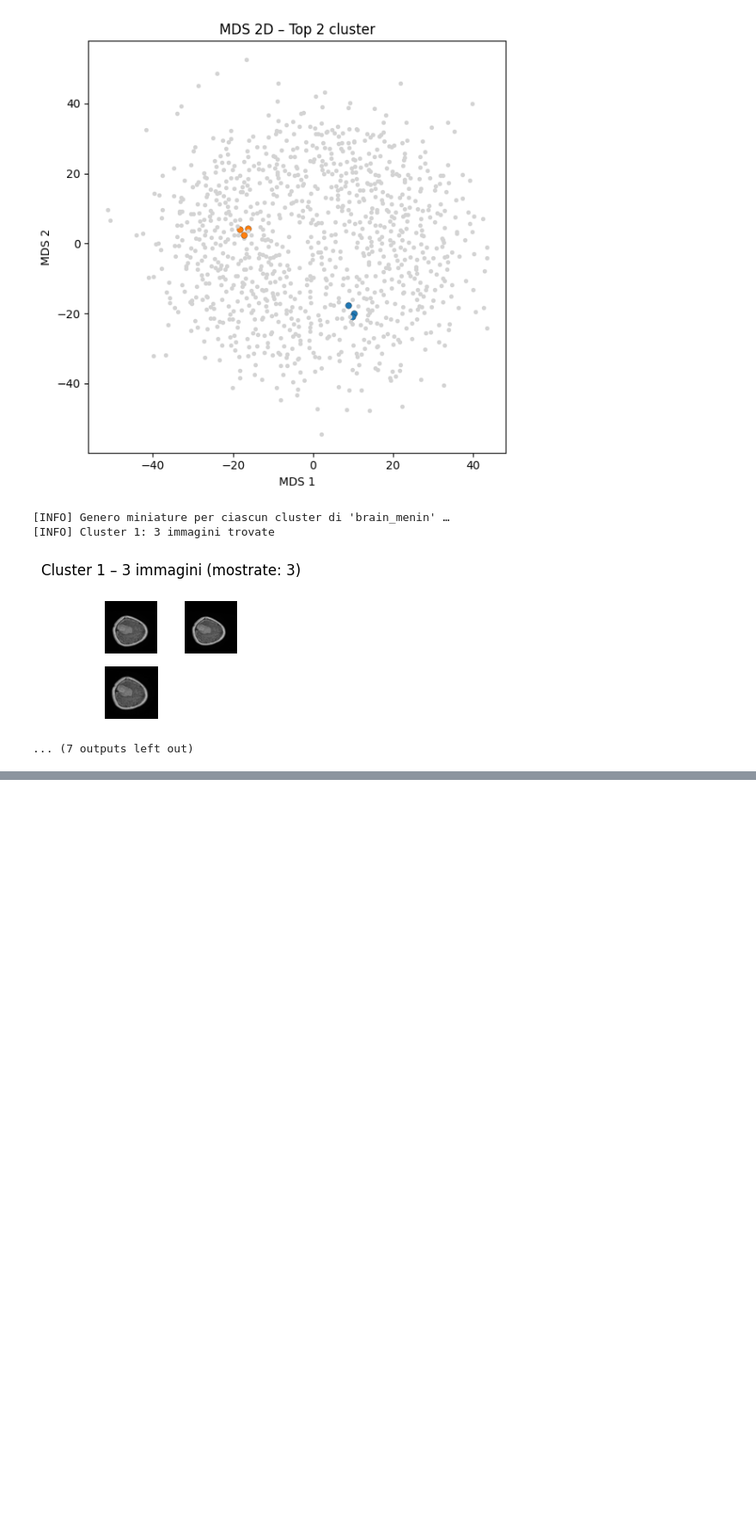
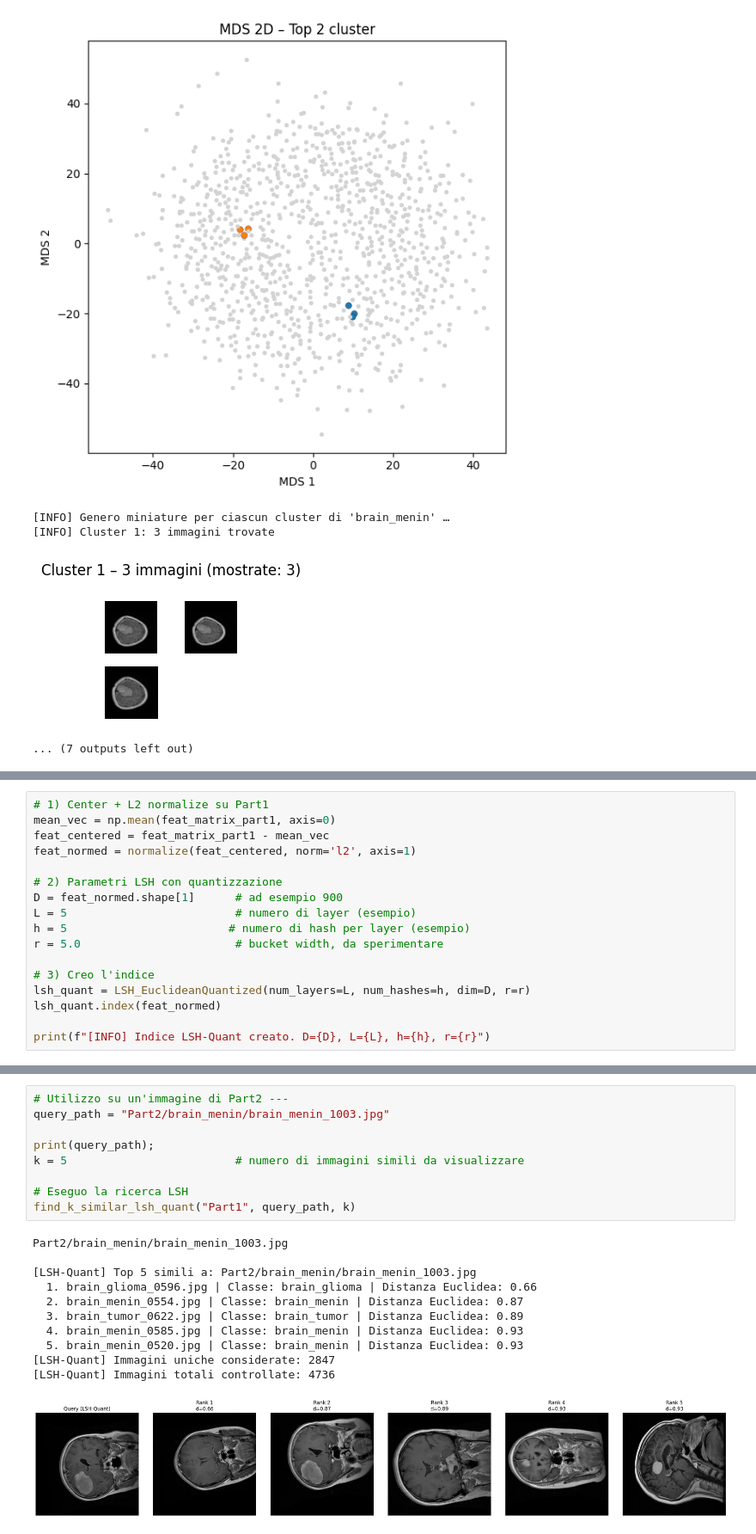
Before and after one commit to Calienn/DBmulti, a Jupyter notebook: Color_moments.ipynb, the cells around one changed output, grey strips where cells are left out. Shown at 86% size. Saved outputs shown, nothing was run; the diff lists cells and outputs as text; blank space fills up the shorter version.

```diff
--- a/Color_moments.ipynb
+++ b/Color_moments.ipynb
@@ -1015,0 +1148,17 @@ print("\n[FINITO] Task 8 completato per tutte le label di Parte1.")
+# %%
+# 1) Center + L2 normalize su Part1
+mean_vec = np.mean(feat_matrix_part1, axis=0)
+feat_centered = feat_matrix_part1 - mean_vec
+feat_normed = normalize(feat_centered, norm='l2', axis=1)
+
+# 2) Parametri LSH con quantizzazione
+D = feat_normed.shape[1]      # ad esempio 900
+L = 5                         # numero di layer (esempio)
+h = 5                        # numero di hash per layer (esempio)
+r = 5.0                       # bucket width, da sperimentare
+
+# 3) Creo l'indice
+lsh_quant = LSH_EuclideanQuantized(num_layers=L, num_hashes=h, dim=D, r=r)
+lsh_quant.index(feat_normed)
+
+print(f"[INFO] Indice LSH-Quant creato. D={D}, L={L}, h={h}, r={r}")
@@ -1015,0 +1211,21 @@ print("\n[FINITO] Task 8 completato per tutte le label di Parte1.")
+# %%
+# Utilizzo su un'immagine di Part2 ---
+query_path = "Part2/brain_menin/brain_menin_1003.jpg"
+
+print(query_path);
+k = 5                         # numero di immagini simili da visualizzare
+
+# Eseguo la ricerca LSH
+find_k_similar_lsh_quant("Part1", query_path, k)
+# %% [output]
+Part2/brain_menin/brain_menin_1003.jpg
+
+[LSH-Quant] Top 5 simili a: Part2/brain_menin/brain_menin_1003.jpg
+  1. brain_glioma_0596.jpg | Classe: brain_glioma | Distanza Euclidea: 0.66
+  2. brain_menin_0554.jpg | Classe: brain_menin | Distanza Euclidea: 0.87
+  3. brain_tumor_0622.jpg | Classe: brain_tumor | Distanza Euclidea: 0.89
+  4. brain_menin_0585.jpg | Classe: brain_menin | Distanza Euclidea: 0.93
+  5. brain_menin_0520.jpg | Classe: brain_menin | Distanza Euclidea: 0.93
+[LSH-Quant] Immagini uniche considerate: 2847
+[LSH-Quant] Immagini totali controllate: 4736
+[figure, added]
```
Also changed, not shown: parts of 16 cells of this notebook, 1 other file.
